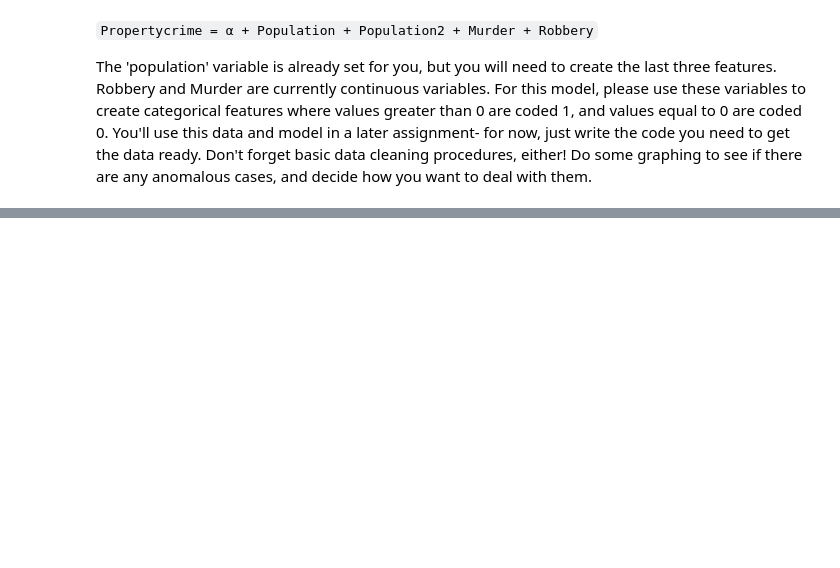
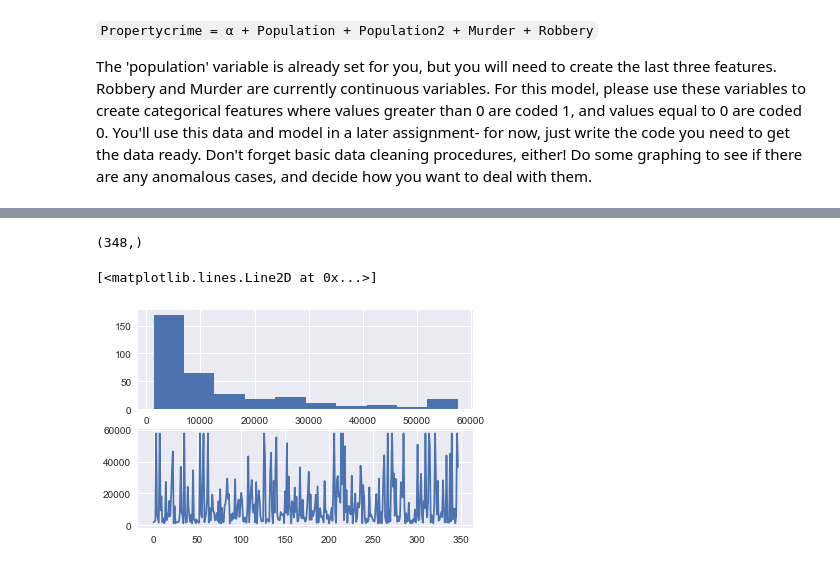
Before and after one commit to carlsednaoui/thinkful-data-science, a Jupyter notebook: coursework/unit_2/lesson_4_project_2.ipynb, the cells around one changed output, grey strips where cells are left out. Drawn from its saved outputs; the diff is of its cells as text; code cells hidden in the pictures; blank space fills up the shorter version.

```diff
--- a/coursework/unit_2/lesson_4_project_2.ipynb
+++ b/coursework/unit_2/lesson_4_project_2.ipynb
@@ -47,0 +51,14 @@ AttributeError: 'Series' object has no attribute 'winsorize'
+# %%
+data_no_outliers = mstats.winsorize(data["population"], limits=0.05)
+
+display(data_no_outliers.shape)
+
+plt.subplot(211)
+plt.hist(data_no_outliers)
+
+plt.subplot(212)
+plt.plot(data_no_outliers)
+# %% [output]
+(348,)
+[<matplotlib.lines.Line2D at 0x...>]
+[figure, added]
```
Also changed, not shown: parts of 13 cells of this notebook, 7 other files.
